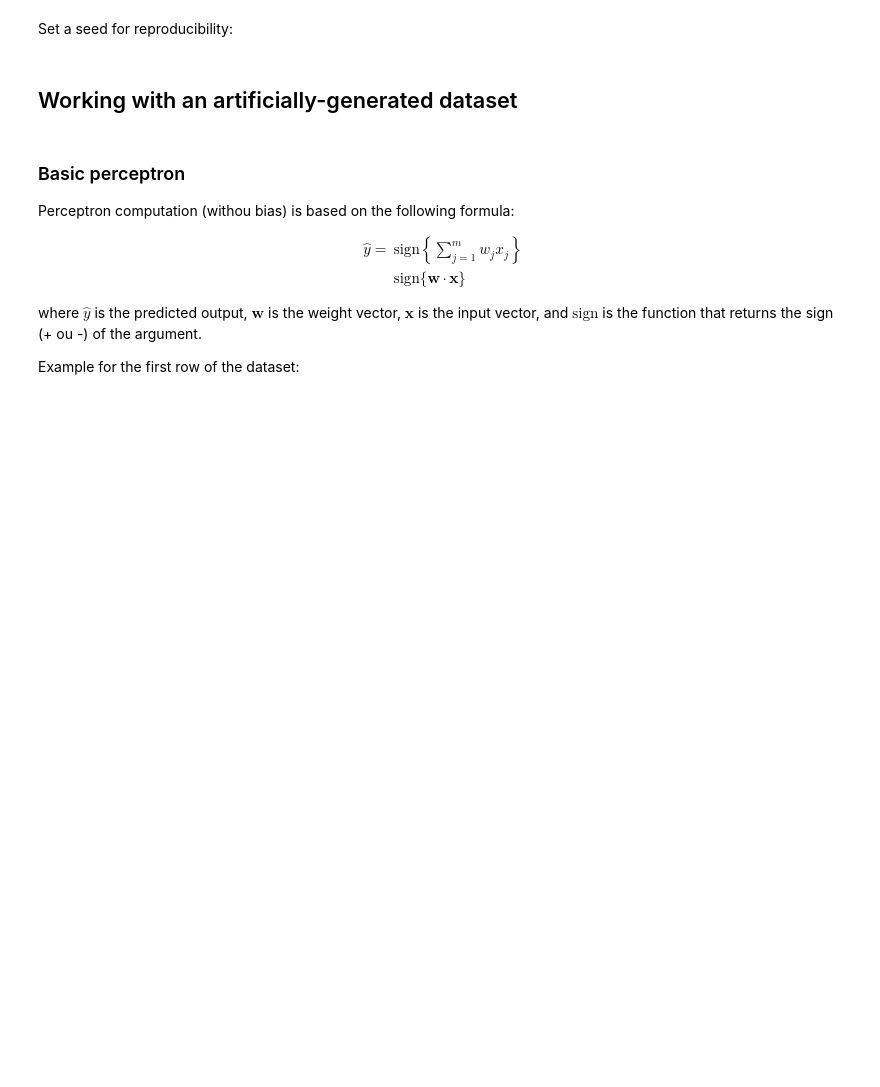
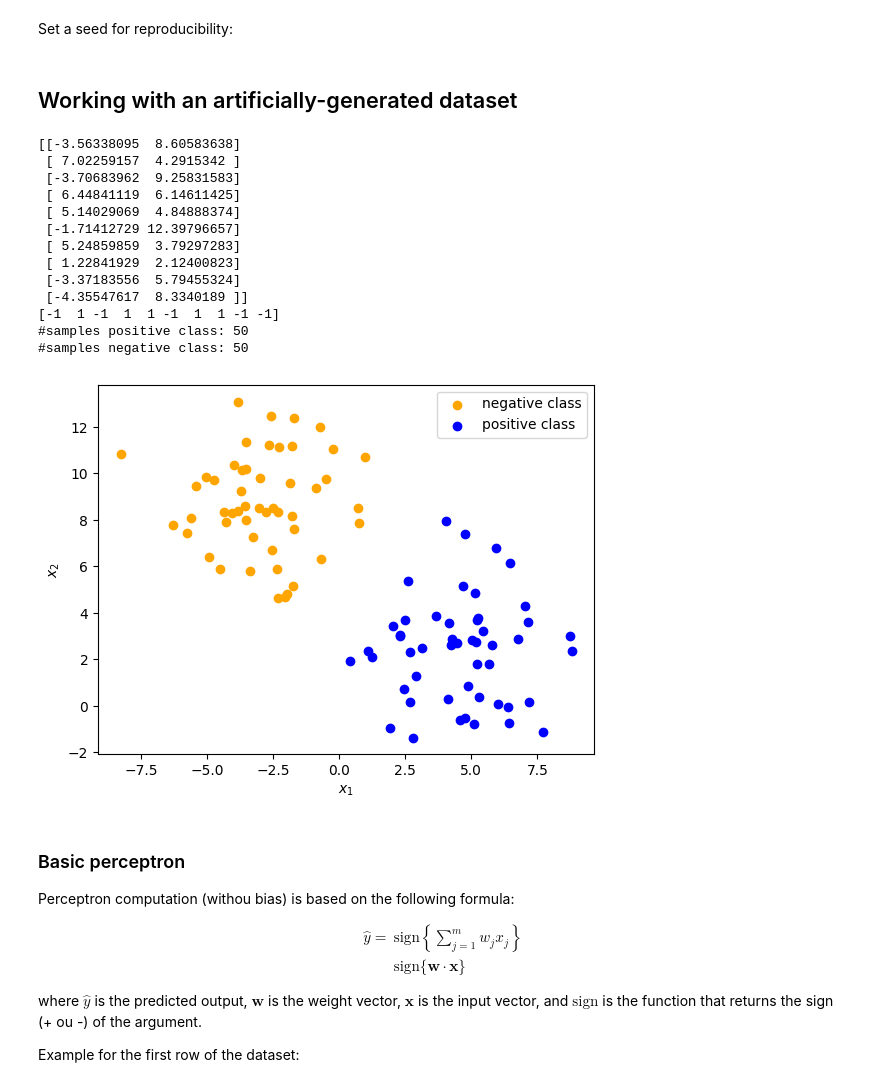
Before and after one commit to thiagopx/ann, a Jupyter notebook: notebooks/1_perceptron.ipynb, the cells around one changed output. Saved outputs shown, nothing was run; the diff lists cells and outputs as text; code cells hidden in the pictures; blank space fills up the shorter version.

```diff
--- a/notebooks/1_perceptron.ipynb
+++ b/notebooks/1_perceptron.ipynb
@@ -32,22 +35,37 @@ np.random.seed(SEED)
 # %%
 from sklearn.datasets import make_blobs
 from matplotlib import pyplot as plt
 
 X, y = make_blobs(
-    n_samples=100, centers=2, cluster_std=1.5, n_features=2, random_state=SEED
+    n_samples=100, centers=2, cluster_std=2.2, n_features=2,
 )
 y[y==0] = -1
 print(X[:10])
 print(y[:10])
 print(f"#samples positive class: {np.sum(y == 1)}")
 print(f"#samples negative class: {np.sum(y == -1)}")
 
 plt.scatter(X[y == -1][:, 0], X[y == -1][:, 1], color="orange")
 plt.scatter(X[y == 1][:, 0], X[y == 1][:, 1], color="blue")
 plt.xlabel("$x_1$")
 plt.ylabel("$x_2$")
 plt.legend(["negative class", "positive class"])
 plt.show()
+# %% [output]
+[[-3.56338095  8.60583638]
+ [ 7.02259157  4.2915342 ]
+ [-3.70683962  9.25831583]
+ [ 6.44841119  6.14611425]
+ [ 5.14029069  4.84888374]
+ [-1.71412729 12.39796657]
+ [ 5.24859859  3.79297283]
+ [ 1.22841929  2.12400823]
+ [-3.37183556  5.79455324]
+ [-4.35547617  8.3340189 ]]
+[-1  1 -1  1  1 -1  1  1 -1 -1]
+#samples positive class: 50
+#samples negative class: 50
+[figure, added]
 # %% [markdown]
 ### Basic perceptron
 
```
Also changed, not shown: parts of 18 cells of this notebook.
